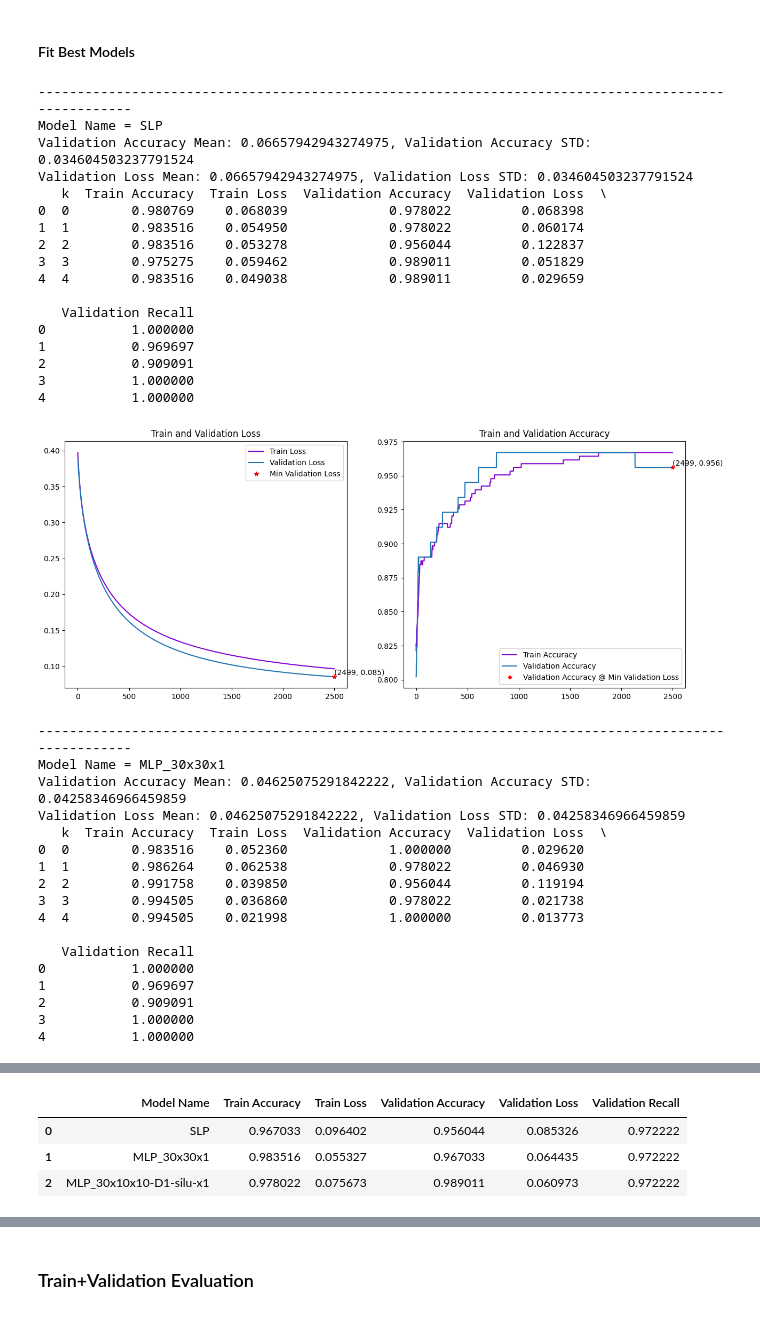
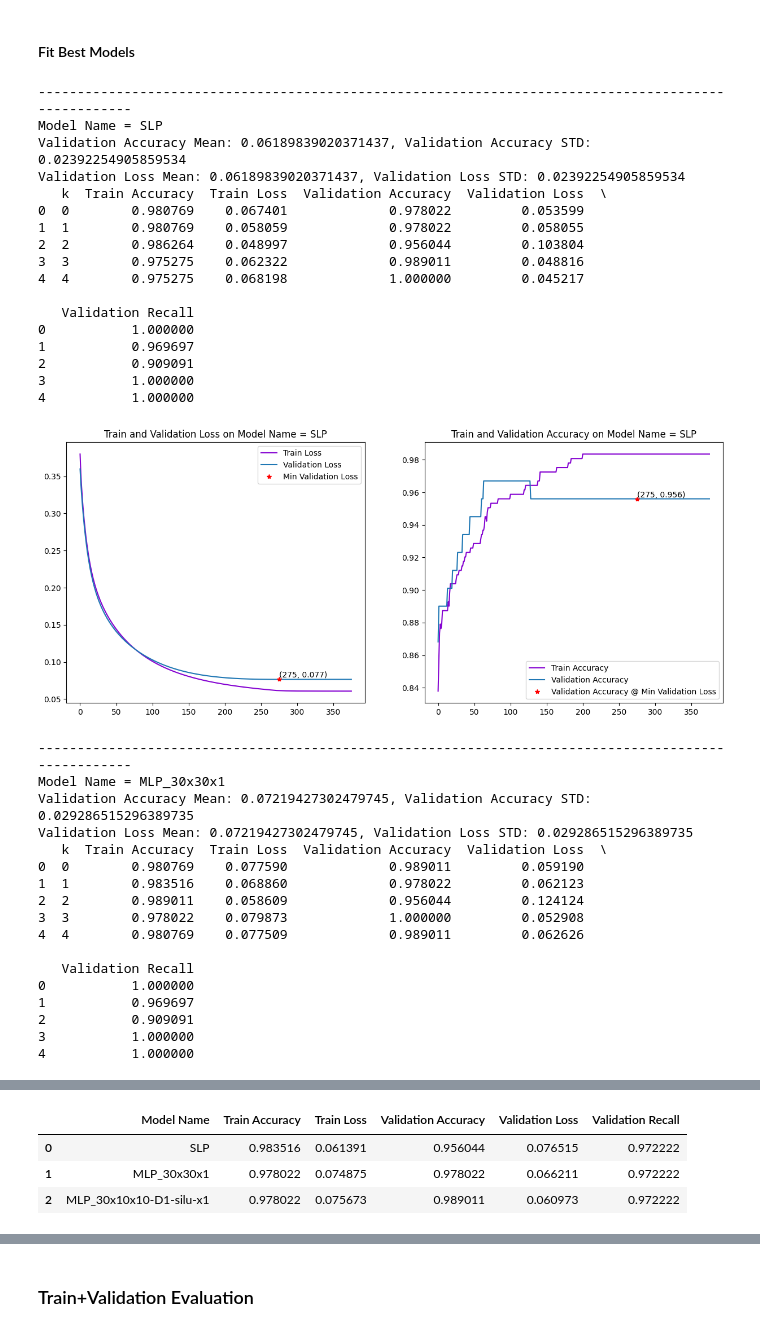
Before and after one commit to Team-AY/Breast-Cancer-Prediction, a Jupyter notebook: Best_models_results.ipynb, the cells around one changed output, grey strips where cells are left out. Drawn from its saved outputs; the diff is of its cells as text; code cells hidden in the pictures.

```diff
--- a/Best_models_results.ipynb
+++ b/Best_models_results.ipynb
@@ -116,7 +121,7 @@ def model_result(model, X, y, dataset_name):
     print(model.summary())
     print('================================================================================')
 # %%
-def model_history(history):
+def model_history(history, param=None):
     plt.figure(figsize=(15,6))
 
     val_loss_min_pos = np.argmin(history.history['val_loss'])
@@ -125,7 +130,12 @@ def model_history(history):
     plt.subplot(1, 2, 1)
     plt.plot(history.history['loss'], label='Train Loss', color='#8502d1')
     plt.plot(history.history['val_loss'], label='Validation Loss')
-    plt.title('Train and Validation Loss')
+
+    if param is None:
+        plt.title('Train and Validation Loss')
+    else:
+        plt.title(f'Train and Validation Loss on {param}')
+
     plt.plot(val_loss_min_pos, history.history['val_loss'][val_loss_min_pos], 'r*', label='Min Validation Loss')
     plt.text(val_loss_min_pos, history.history['val_loss'][val_loss_min_pos], f'({val_loss_min_pos}, {history.history['val_loss'][val_loss_min_pos]:.3f})', va='bottom')
     plt.legend()
@@ -136,7 +146,12 @@ def model_history(history):
     plt.plot(history.history['val_accuracy'], label='Validation Accuracy')
     plt.plot(val_loss_min_pos, history.history['val_accuracy'][val_loss_min_pos], 'r*', label='Validation Accuracy @ Min Validation Loss')
     plt.text(val_loss_min_pos, history.history['val_accuracy'][val_loss_min_pos], f'({val_loss_min_pos}, {history.history['val_accuracy'][val_loss_min_pos]:.3f})', va='bottom')
-    plt.title('Train and Validation Accuracy')
+
+    if param is None:
+        plt.title('Train and Validation Accuracy')
+    else:
+        plt.title(f'Train and Validation Accuracy on {param}')
+
     plt.legend()
 
     plt.show()
@@ -216,6 +231,7 @@ def model_kfold(xtrain, ytrain, model_base, optimizer=optimizers.RMSprop,learnin
 ### Best Models
 # %%
 BEST_MODELS = {}
+BEST_MODELS_HISTORY = {}
 
 BEST_OPTIMIZER = optimizers.SGD
 BEST_LEARNING_RATE = 0.001
@@ -272,55 +288,59 @@ nn_best_models_df = pd.DataFrame(columns=['Model Name', 'Train Accuracy', 'Train
 for model_name, model in BEST_MODELS.items():
 
     print('----------------------------------------------------------------------------------------------------')
     print(f'Model Name = {model_name}')
 
     if model_name == 'SLP':
-        history, model = model_fit(model, epochNum=2500, optimizer=BEST_OPTIMIZER, learning_rate=BEST_LEARNING_RATE, batchSize=32, en_early_stopping=True, en_reduce_lr=True, verbose=0)
-        res_df = model_kfold(X_train_val, y_train_val, model, epochNum=2500, batchSize=32, verbose=0)
+        history, model = model_fit(model, epochNum=2500, batchSize=32, en_early_stopping=True, en_reduce_lr=True, verbose=0)
+        res_df = model_kfold(X_train_val, y_train_val, model, epochNum=2500, batchSize=32, en_early_stopping=True, en_reduce_lr=True, verbose=0)
+    elif model_name == 'MLP_30x30x1':
+        history, model = model_fit(model, epochNum=3500, optimizer=BEST_OPTIMIZER, learning_rate=BEST_LEARNING_RATE, batchSize=32, en_early_stopping=True, en_reduce_lr=True, verbose=0)
+        res_df = model_kfold(X_train_val, y_train_val, model, optimizer=BEST_OPTIMIZER, learning_rate=BEST_LEARNING_RATE, epochNum=3500, batchSize=32, en_early_stopping=True, en_reduce_lr=True, verbose=0)
     else:
         history, model = model_fit(model, epochNum=2500, optimizer=BEST_OPTIMIZER, learning_rate=BEST_LEARNING_RATE, batchSize=BEST_BATCH_SIZE, en_early_stopping=True, en_reduce_lr=True, verbose=0)
-        res_df = model_kfold(X_train_val, y_train_val, model, epochNum=2500, batchSize=BEST_BATCH_SIZE, verbose=0)
+        res_df = model_kfold(X_train_val, y_train_val, model, epochNum=2500, batchSize=BEST_BATCH_SIZE, en_early_stopping=True, en_reduce_lr=True, verbose=0)
 
+    BEST_MODELS_HISTORY[model_name] = history
     proc_data = proc_history(history)
 
     new_row = {'Model Name': model.name, **proc_data}
     nn_best_models_df.loc[len(nn_best_models_df)] = new_row
 
 
     print(f"Validation Accuracy Mean: {res_df['Validation Loss'].mean()}, Validation Accuracy STD: {res_df['Validation Loss'].std()}")
     print(f"Validation Loss Mean: {res_df['Validation Loss'].mean()}, Validation Loss STD: {res_df['Validation Loss'].std()}")
     print(res_df)
 
-    model_history(history)
+    model_history(history, f'Model Name = {model.name}')
 # %% [output]
 ----------------------------------------------------------------------------------------------------
 Model Name = SLP
-Validation Accuracy Mean: 0.06657942943274975, Validation Accuracy STD: 0.034604503237791524
-Validation Loss Mean: 0.06657942943274975, Validation Loss STD: 0.034604503237791524
+Validation Accuracy Mean: 0.06189839020371437, Validation Accuracy STD: 0.02392254905859534
+Validation Loss Mean: 0.06189839020371437, Validation Loss STD: 0.02392254905859534
    k  Train Accuracy  Train Loss  Validation Accuracy  Validation Loss  \
-0  0        0.980769    0.068039             0.978022         0.068398
-1  1        0.983516    0.054950             0.978022         0.060174
-2  2        0.983516    0.053278             0.956044         0.122837
-3  3        0.975275    0.059462             0.989011         0.051829
-4  4        0.983516    0.049038             0.989011         0.029659
+0  0        0.980769    0.067401             0.978022         0.053599
+1  1        0.980769    0.058059             0.978022         0.058055
+2  2        0.986264    0.048997             0.956044         0.103804
+3  3        0.975275    0.062322             0.989011         0.048816
+4  4        0.975275    0.068198             1.000000         0.045217
 
    Validation Recall
 0           1.000000
 1           0.969697
 2           0.909091
 3           1.000000
 4           1.000000
-[figure, old version]
+[figure, new version]
 ----------------------------------------------------------------------------------------------------
 Model Name = MLP_30x30x1
-Validation Accuracy Mean: 0.04625075291842222, Validation Accuracy STD: 0.04258346966459859
-Validation Loss Mean: 0.04625075291842222, Validation Loss STD: 0.04258346966459859
+Validation Accuracy Mean: 0.07219427302479745, Validation Accuracy STD: 0.029286515296389735
+Validation Loss Mean: 0.07219427302479745, Validation Loss STD: 0.029286515296389735
    k  Train Accuracy  Train Loss  Validation Accuracy  Validation Loss  \
-0  0        0.983516    0.052360             1.000000         0.029620
-1  1        0.986264    0.062538             0.978022         0.046930
-2  2        0.991758    0.039850             0.956044         0.119194
-3  3        0.994505    0.036860             0.978022         0.021738
-4  4        0.994505    0.021998             1.000000         0.013773
+0  0        0.980769    0.077590             0.989011         0.059190
+1  1        0.983516    0.068860             0.978022         0.062123
+2  2        0.989011    0.058609             0.956044         0.124124
+3  3        0.978022    0.079873             1.000000         0.052908
+4  4        0.980769    0.077509             0.989011         0.062626
 
    Validation Recall
 0           1.000000
@@ -351,6 +371,6 @@ Validation Loss Mean: 0.05927567221224308, Validation Loss STD: 0.03295741476041
 nn_best_models_df
 # %% [output]
 |  | Model Name | Train Accuracy | Train Loss | Validation Accuracy | Validation Loss | Validation Recall |
-| 0 | SLP | 0.967033 | 0.096402 | 0.956044 | 0.085326 | 0.972222 |
-| 1 | MLP_30x30x1 | 0.983516 | 0.055327 | 0.967033 | 0.064435 | 0.972222 |
+| 0 | SLP | 0.983516 | 0.061391 | 0.956044 | 0.076515 | 0.972222 |
+| 1 | MLP_30x30x1 | 0.978022 | 0.074875 | 0.978022 | 0.066211 | 0.972222 |
 | 2 | MLP_30x10x10-D1-silu-x1 | 0.978022 | 0.075673 | 0.989011 | 0.060973 | 0.972222 |
```
Also changed, not shown: parts of 63 cells of this notebook, 2 other files.
